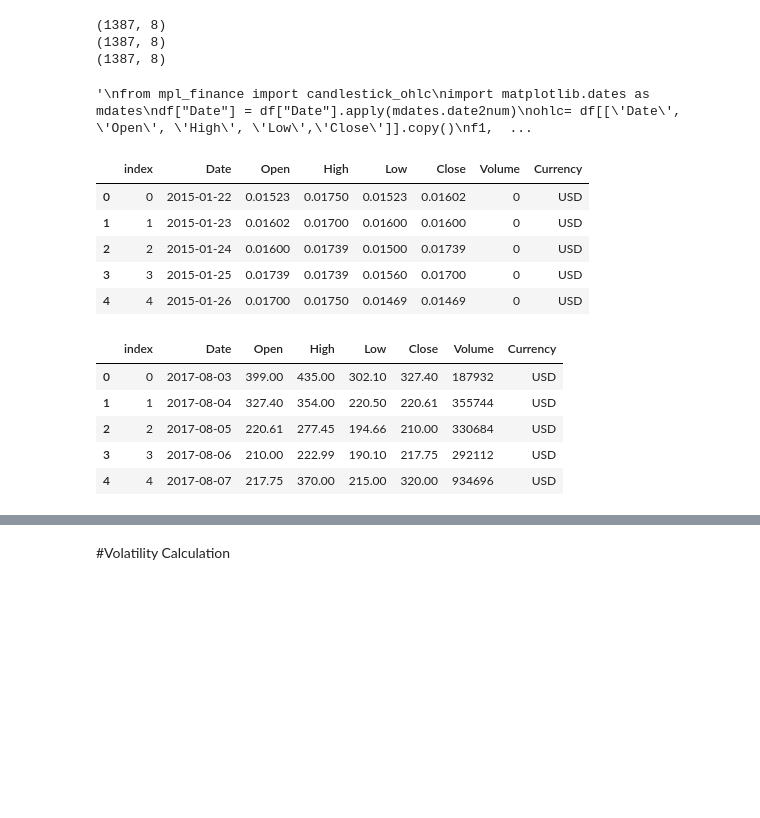
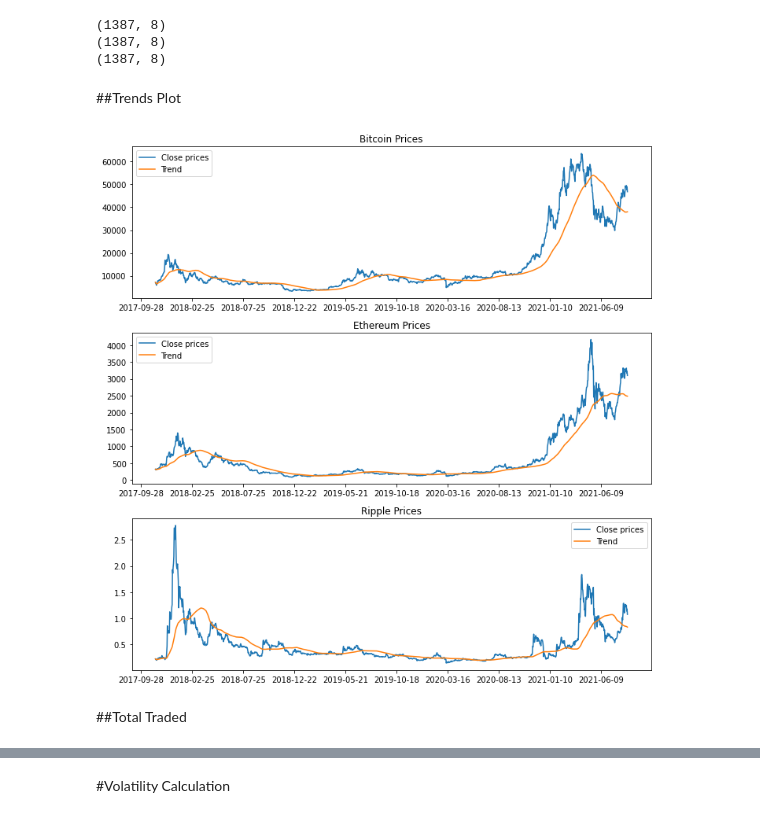
Before and after one commit to Zarmina97/Top-3-Crypto-Volatility-prediction-LSTM-GARCH, a Jupyter notebook: Volatility_Prediction.ipynb, the cells around one changed output, grey strips where cells are left out. Saved outputs shown, nothing was run; the diff lists cells and outputs as text; code cells hidden in the pictures; blank space fills up the shorter version.

```diff
--- a/Volatility_Prediction.ipynb
+++ b/Volatility_Prediction.ipynb
@@ -52,6 +60,9 @@ warnings.filterwarnings("ignore")
 # %%
-df_eth = pd.read_csv('ETH-USD.csv')
+df_eth = pd.read_csv('ETH-USD.csv', parse_dates=True)
 df_eth = df_eth.reset_index()
 
-df_xrp = pd.read_csv('xrp.csv')
+df_xrp = pd.read_csv('xrp.csv', parse_dates=True)
 df_xrp = df_xrp.reset_index()
+
+df_bit = pd.read_csv('bitcoin.csv', parse_dates=True)
+df_bit = df_bit.reset_index()
@@ -84,36 +96,5 @@ print(df_bit.shape)
 (1387, 8)
 (1387, 8)
 (1387, 8)
-# %%
-'''
-from mpl_finance import candlestick_ohlc
-import matplotlib.dates as mdates
-df["Date"] = df["Date"].apply(mdates.date2num)
-ohlc= df[['Date', 'Open', 'High', 'Low','Close']].copy()
-f1, ax = plt.subplots(figsize = (16,6))
-# plot the candlesticks
-candlestick_ohlc(ax, ohlc.values, width=.6, colorup='green', colordown='red')
-ax.xaxis.set_major_formatter(mdates.DateFormatter('%Y-%m'))
-# Saving image
-plt.show()
-'''
-# %% [output]
-'\nfrom mpl_finance import candlestick_ohlc\nimport matplotlib.dates as mdates\ndf["Date"] = df["Date"].apply(mdates.date2num)\nohlc= df[[\'Date\', \'Open\', \'High\', \'Low\',\'Close\']].copy()\nf1,  ...
-# %%
-df_xrp.head()
-# %% [output]
-|  | index | Date | Open | High | Low | Close | Volume | Currency |
-| 0 | 0 | 2015-01-22 | 0.01523 | 0.01750 | 0.01523 | 0.01602 | 0 | USD |
-| 1 | 1 | 2015-01-23 | 0.01602 | 0.01700 | 0.01600 | 0.01600 | 0 | USD |
-| 2 | 2 | 2015-01-24 | 0.01600 | 0.01739 | 0.01500 | 0.01739 | 0 | USD |
-| 3 | 3 | 2015-01-25 | 0.01739 | 0.01739 | 0.01560 | 0.01700 | 0 | USD |
-| 4 | 4 | 2015-01-26 | 0.01700 | 0.01750 | 0.01469 | 0.01469 | 0 | USD |
-# %%
-df_bit.head()
-# %% [output]
-|  | index | Date | Open | High | Low | Close | Volume | Currency |
-| 0 | 0 | 2017-08-03 | 399.00 | 435.00 | 302.10 | 327.40 | 187932 | USD |
-| 1 | 1 | 2017-08-04 | 327.40 | 354.00 | 220.50 | 220.61 | 355744 | USD |
-| 2 | 2 | 2017-08-05 | 220.61 | 277.45 | 194.66 | 210.00 | 330684 | USD |
-| 3 | 3 | 2017-08-06 | 210.00 | 222.99 | 190.10 | 217.75 | 292112 | USD |
-| 4 | 4 | 2017-08-07 | 217.75 | 370.00 | 215.00 | 320.00 | 934696 | USD |
+# %% [markdown]
+##Trends Plot
@@ -119,0 +105,27 @@ df_bit.head()
+# %%
+fig, ax = plt.subplots(3, 1, figsize=(10, 10))
+
+ax[0].plot(df_bit.Date, df_bit.Close, label='Close prices')
+ax[0].plot(df_bit.Date, df_bit['100ma'], label='Trend')
+ax[0].xaxis.set_major_locator(plt.MaxNLocator(15)) # reduce number of x-labels
+ax[0].set_title('Bitcoin Prices')
+ax[0].legend()
+ax[1].plot(df_eth.Date, df_eth.Close, label='Close prices')
+ax[1].plot(df_eth.Date, df_eth['100ma'],  label='Trend')
+ax[1].xaxis.set_major_locator(plt.MaxNLocator(15)) # reduce number of x-labels
+ax[1].set_title('Ethereum Prices')
+ax[1].legend()
+
+ax[2].plot(df_xrp.Date, df_xrp.Close, label='Close prices')
+ax[2].plot(df_xrp.Date, df_xrp['100ma'], label='Trend')
+ax[2].xaxis.set_major_locator(plt.MaxNLocator(15)) # reduce number of x-labels
+ax[2].set_title('Ripple Prices')
+ax[2].legend()
+
+
+plt.tight_layout()
+plt.show()
+# %% [output]
+[figure, added]
+# %% [markdown]
+##Total Traded
```
Also changed, not shown: parts of 22 cells of this notebook, 1 other file.
